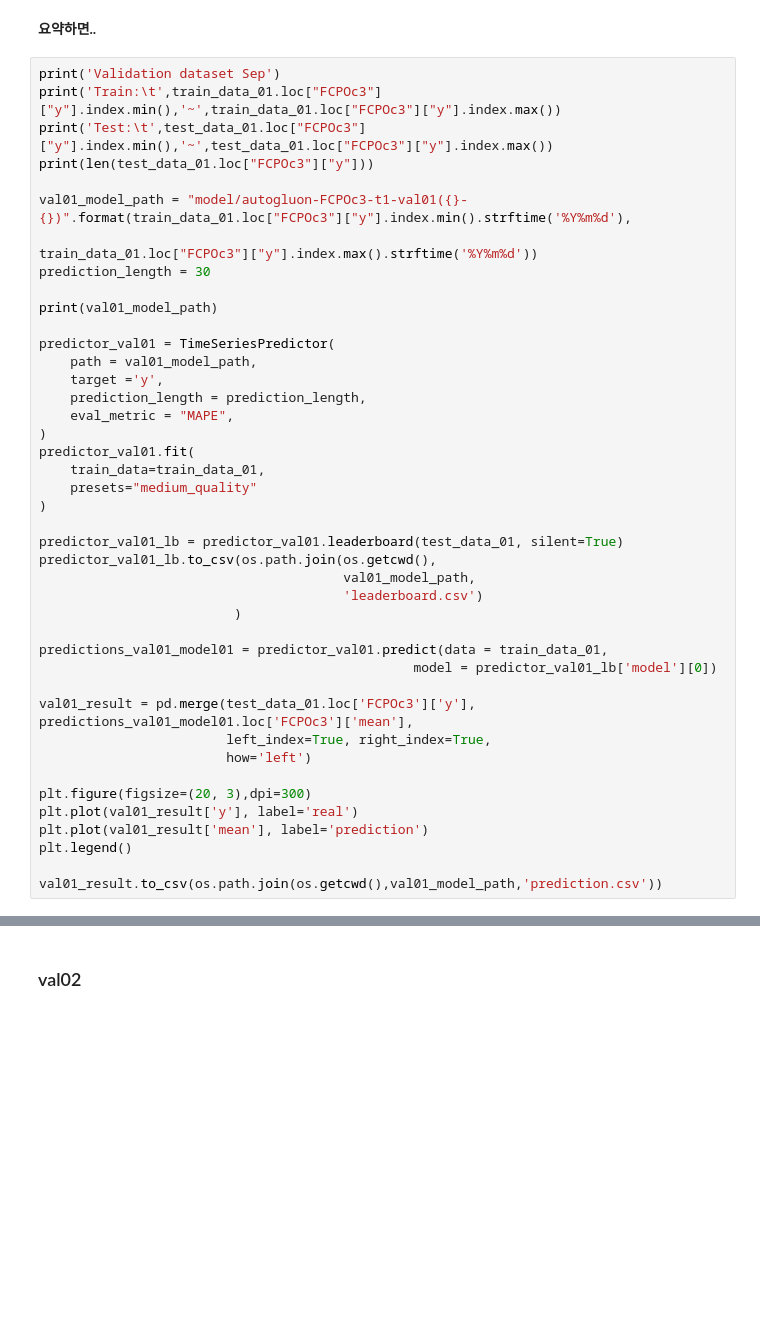
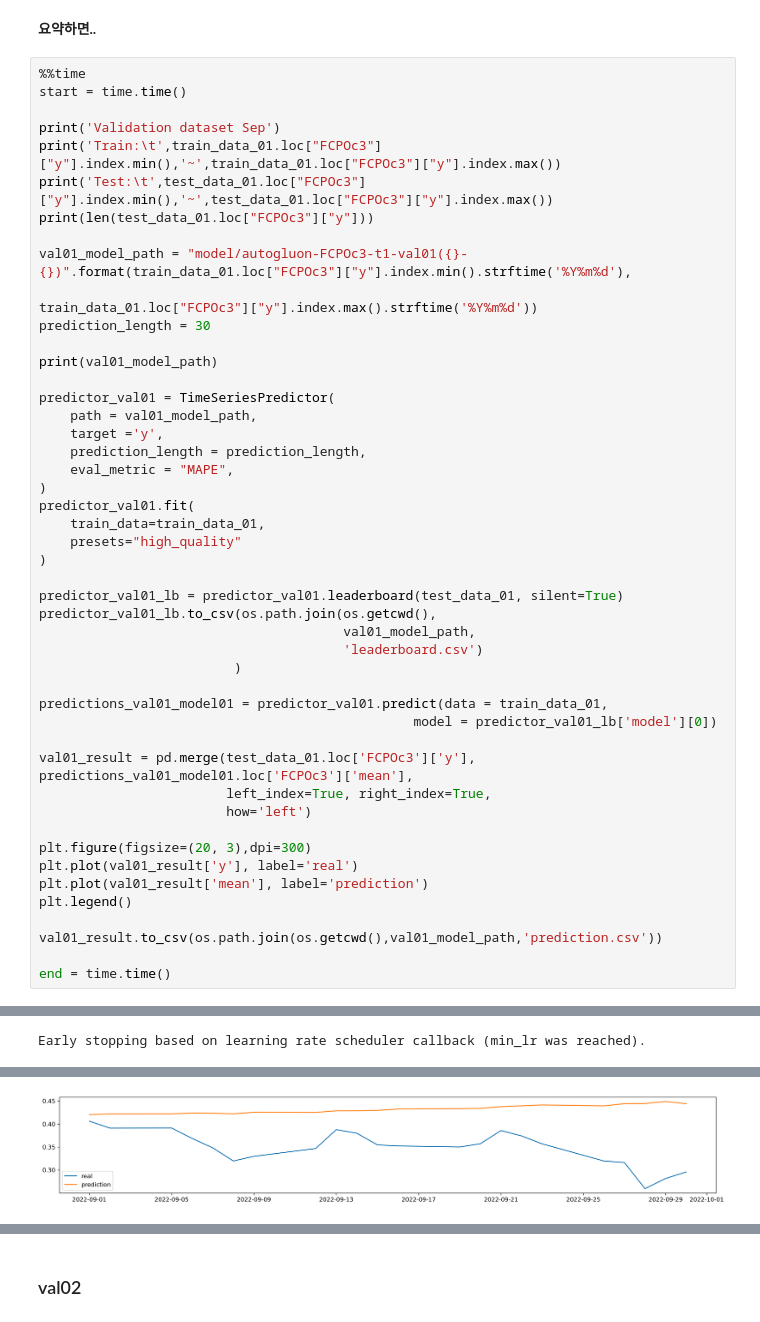
Before and after one commit to gwangjinjeong/palm-oil-price-forecast, a Jupyter notebook: MLOps_Env4palm.ipynb, the cells around one changed output, grey strips where cells are left out. Saved outputs shown, nothing was run; the diff lists cells and outputs as text; blank space fills up the shorter version.

```diff
--- a/MLOps_Env4palm.ipynb
+++ b/MLOps_Env4palm.ipynb
@@ -1331,6 +1331,9 @@ predictor_val01_lb
 # %% [markdown]
 **요약하면..**
 # %%
+%%time
+start = time.time()
+
 print('Validation dataset Sep')
 print('Train:\t',train_data_01.loc["FCPOc3"]["y"].index.min(),'~',train_data_01.loc["FCPOc3"]["y"].index.max())
 print('Test:\t',test_data_01.loc["FCPOc3"]["y"].index.min(),'~',test_data_01.loc["FCPOc3"]["y"].index.max())
@@ -1350,7 +1353,7 @@ predictor_val01 = TimeSeriesPredictor(
 )
 predictor_val01.fit(
     train_data=train_data_01,
-    presets="medium_quality"
+    presets="high_quality"
 )
 
 predictor_val01_lb = predictor_val01.leaderboard(test_data_01, silent=True)
@@ -1372,3 +1375,6 @@ plt.plot(val01_result['mean'], label='prediction')
 plt.legend()
 
 val01_result.to_csv(os.path.join(os.getcwd(),val01_model_path,'prediction.csv'))
+
+end = time.time()
+# %% [output]
@@ -1374,0 +1449 @@ val01_result.to_csv(os.path.join(os.getcwd(),val01_model_path,'prediction.csv'))
+Early stopping based on learning rate scheduler callback (min_lr was reached).
@@ -1374,0 +1469 @@ val01_result.to_csv(os.path.join(os.getcwd(),val01_model_path,'prediction.csv'))
+[figure, added]
```
Also changed, not shown: parts of 12 cells of this notebook.
